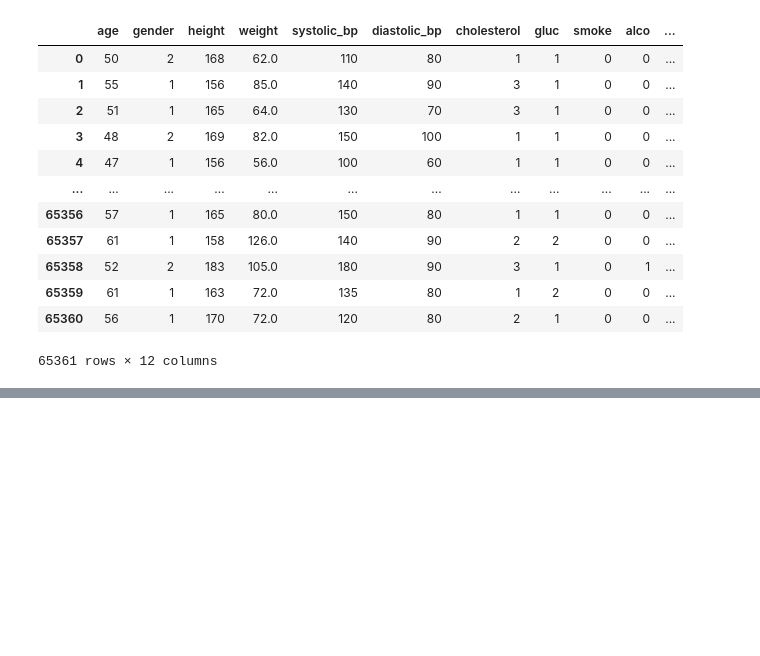
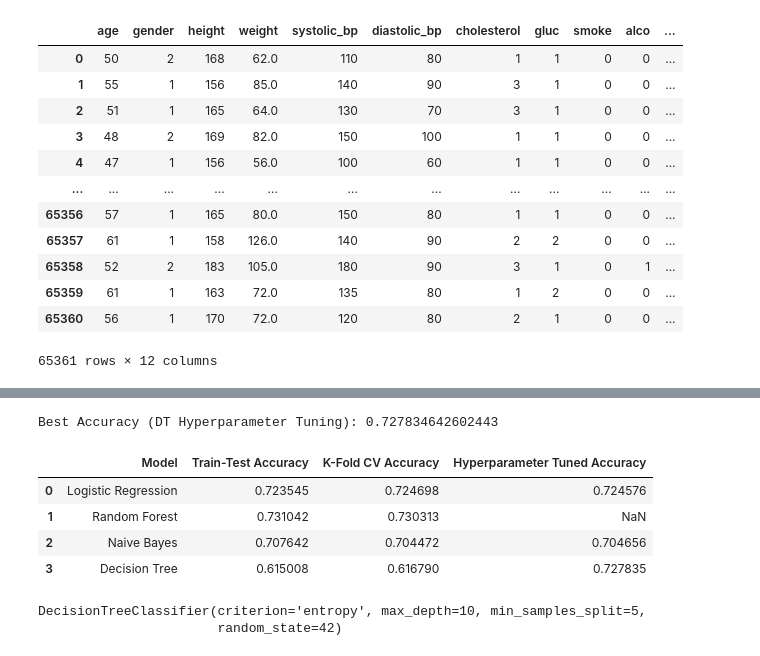
Before and after one commit to PushtiH95/ML_Project_HeartDisease, a Jupyter notebook: HeartD.ipynb, the cells around one changed output, grey strips where cells are left out. Cells and saved outputs as stored; diff of their text form; code cells hidden in the pictures; blank space fills up the shorter version.

Commit message:
Finalize streamlit UI and add tuned Decision tree model

```diff
--- a/HeartD.ipynb
+++ b/HeartD.ipynb
@@ -486,3 +419,6 @@ X_train, X_test, y_train, y_test = train_test_split(
+# %%
+X = data.drop(columns=["id", "cardio"])
+y = data["cardio"]
 # %%
 X
 # %% [output]
@@ -623,0 +438,4 @@ os.listdir()
+# %%
+### standard scaler
+scaler = StandardScaler()
+X_scaled = scaler.fit_transform(X)
@@ -623,0 +655,20 @@ os.listdir()
+# %%
+param_grid_dt = {
+    'max_depth': [3, 5, 10, None],
+    'min_samples_split': [2, 5, 10],
+    'criterion': ['gini', 'entropy']
+}
+
+grid_dt = GridSearchCV(
+    DecisionTreeClassifier(random_state=42),
+    param_grid_dt,
+    cv=5,
+    scoring='accuracy'
+)
+
+grid_dt.fit(X, y)
+
+
+print("Best Accuracy (DT Hyperparameter Tuning):", grid_dt.best_score_)
+# %% [output]
+Best Accuracy (DT Hyperparameter Tuning): 0.727834642602443
@@ -623,0 +687,47 @@ os.listdir()
+# %%
+# Logistic Regression
+acc_grid_lr = grid.best_score_
+
+# Random Forest (⚠️ you did NOT do GridSearch for RF, so we mark it)
+acc_grid_rf = np.nan   # acceptable if RF tuning skipped
+
+# Naive Bayes
+acc_grid_nb = grid_nb.best_score_
+
+# Decision Tree
+acc_grid_dt = grid_dt.best_score_
+# %%
+results = pd.DataFrame({
+    "Model": [
+        "Logistic Regression",
+        "Random Forest",
+        "Naive Bayes",
+        "Decision Tree"
+    ],
+    "Train-Test Accuracy": [
+        acc_tt,
+        acc_tt_rf,
+        acc_tt_nb,
+        acc_tt_dt
+    ],
+    "K-Fold CV Accuracy": [
+        acc_kf_lr,
+        acc_kf_rf,
+        acc_kf_nb,
+        acc_kf_dt
+    ],
+    "Hyperparameter Tuned Accuracy": [
+        acc_grid_lr,
+        acc_grid_rf,
+        acc_grid_nb,
+        acc_grid_dt
+    ]
+})
+
+results
+# %% [output]
+|  | Model | Train-Test Accuracy | K-Fold CV Accuracy | Hyperparameter Tuned Accuracy |
+| 0 | Logistic Regression | 0.723545 | 0.724698 | 0.724576 |
+| 1 | Random Forest | 0.731042 | 0.730313 | NaN |
+| 2 | Naive Bayes | 0.707642 | 0.704472 | 0.704656 |
+| 3 | Decision Tree | 0.615008 | 0.616790 | 0.727835 |
@@ -623,0 +743,5 @@ os.listdir()
+# %%
+final_model.fit(X, y)
+# %% [output]
+DecisionTreeClassifier(criterion='entropy', max_depth=10, min_samples_split=5,
+                       random_state=42)
```
Also changed, not shown: parts of 71 cells of this notebook, 9 other files.
